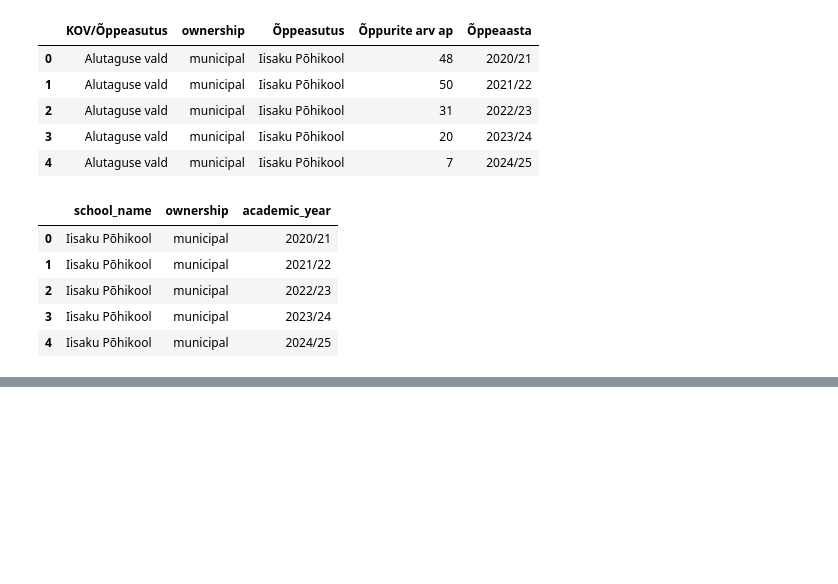
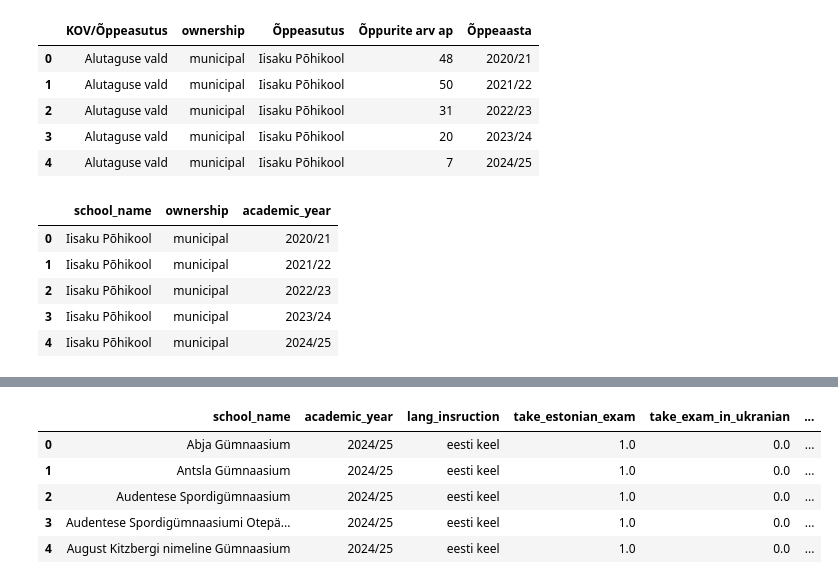
Before and after one commit to valpar/estonia-exam-gap, a Jupyter notebook: notebooks/Features.ipynb, the cells around one changed output, grey strips where cells are left out. Cells and saved outputs as stored; diff of their text form; code cells hidden in the pictures; blank space fills up the shorter version.

```diff
--- a/notebooks/Features.ipynb
+++ b/notebooks/Features.ipynb
@@ -186,0 +316,8 @@ school_name, distance_to_tallinn, distance_to_tartu
+# %%
+# Translation of estonian column names to english
+df_raw_lang_exam = df_raw_lang_exam.rename(columns={
+    "Õppeaasta": "academic_year",
+    "Õppeasutus": "school_name",
+    "Soorituskeel": "exam_language"
+})
+df_raw_lang_exam.head()
@@ -186,0 +331,15 @@ school_name, distance_to_tallinn, distance_to_tartu
+# %%
+# Adding extra column as language indicator
+df_raw_lang_exam.insert(3, 'flag', value=1)
+df_raw_lang_exam.head()
+
+# Pivot the table to mathcing ideal format definted above
+df_raw_lang_exam_wide = pd.pivot_table(
+    df_raw_lang_exam,
+    index=['school_name', 'academic_year'],
+    columns='exam_language',
+    values='flag'
+).reset_index()
+
+df_raw_lang_exam_wide.info()
+df_raw_lang_exam_wide.head()
@@ -186,0 +365,15 @@ school_name, distance_to_tallinn, distance_to_tartu
+# %%
+# Fill missing flag with 0
+df_raw_lang_exam_wide['Eesti keel'] = df_raw_lang_exam_wide['Eesti keel'].fillna(0)
+df_raw_lang_exam_wide['Ukraina keel'] = df_raw_lang_exam_wide['Ukraina keel'].fillna(0)
+df_raw_lang_exam_wide['Vene keel'] = df_raw_lang_exam_wide['Vene keel'].fillna(0)
+
+df_raw_lang_exam_wide.columns = [
+    'school_name',
+    'academic_year',
+    'take_estonian_exam',
+    'take_exam_in_ukranian',
+    'take_exam_in_russian'
+]
+df_raw_lang_exam_wide.info()
+df_raw_lang_exam_wide.head()
@@ -186,0 +399,11 @@ school_name, distance_to_tallinn, distance_to_tartu
+# %%
+# Combine two table regarding used languages
+df_used_language_combined = df_raw_lang_instruction.merge(df_raw_lang_exam_wide, how='inner', on=['school_name', 'academic_year'])
+df_used_language_combined.head()
+# %% [output]
+|  | school_name | academic_year | lang_insruction | take_estonian_exam | take_exam_in_ukranian | ... |
+| 0 | Abja Gümnaasium | 2024/25 | eesti keel | 1.0 | 0.0 | ... |
+| 1 | Antsla Gümnaasium | 2024/25 | eesti keel | 1.0 | 0.0 | ... |
+| 2 | Audentese Spordigümnaasium | 2024/25 | eesti keel | 1.0 | 0.0 | ... |
+| 3 | Audentese Spordigümnaasiumi Otepä... | 2024/25 | eesti keel | 1.0 | 0.0 | ... |
+| 4 | August Kitzbergi nimeline Gümnaasium | 2024/25 | eesti keel | 1.0 | 0.0 | ... |
```
Also changed, not shown: parts of 13 cells of this notebook.
